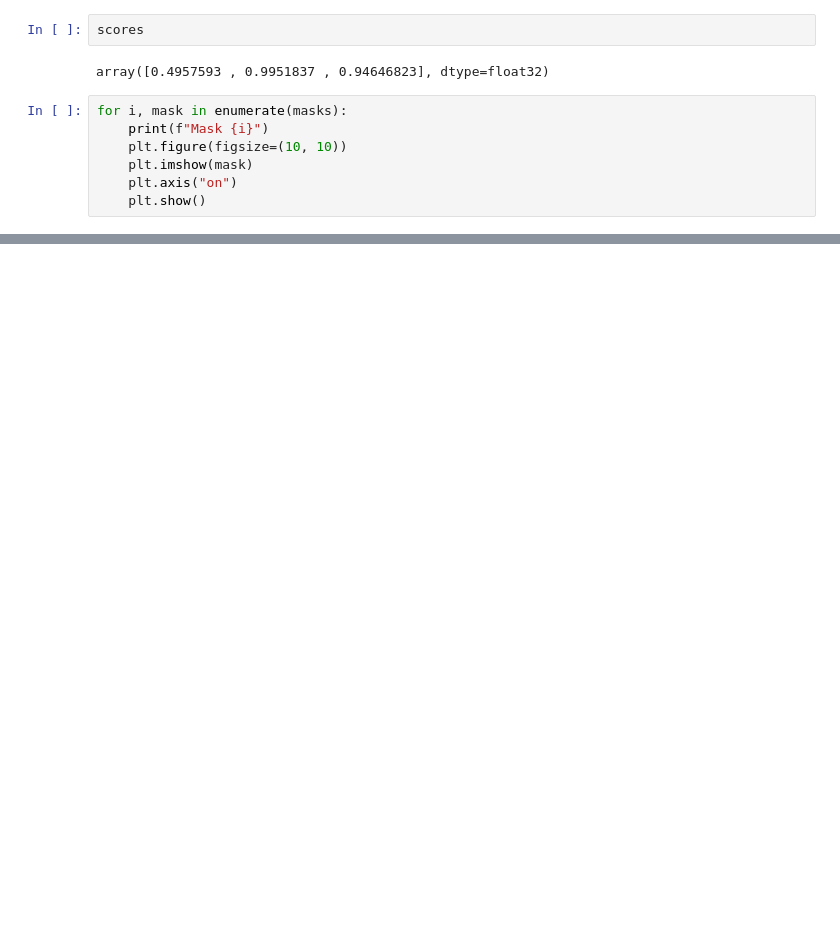
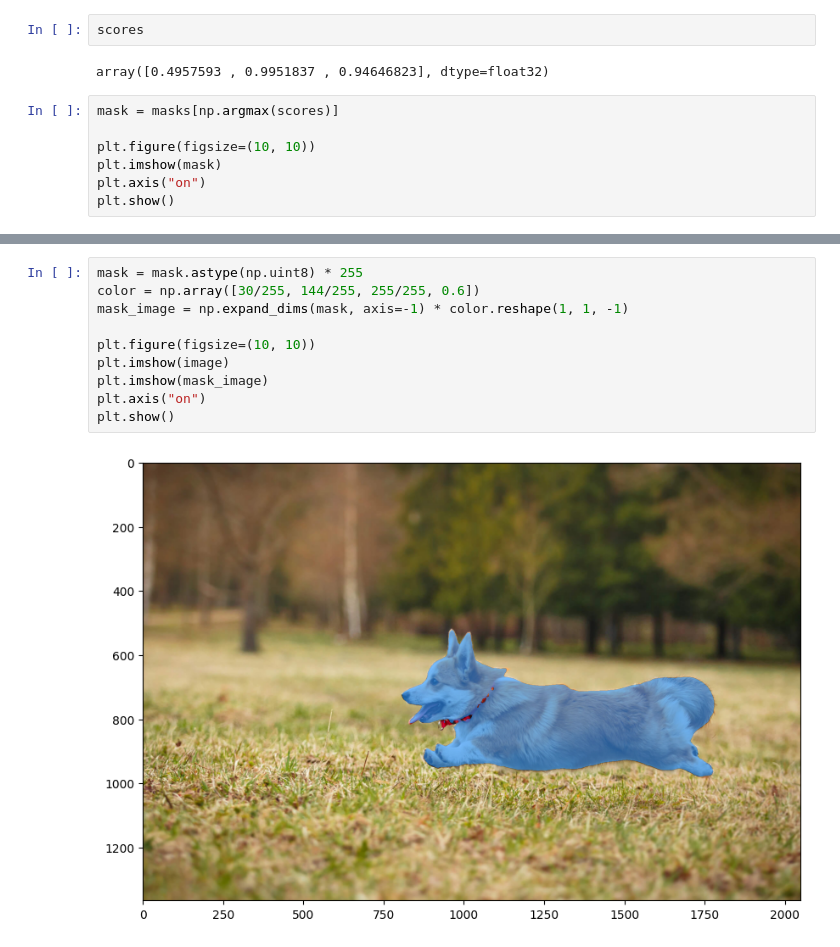
Before and after one commit to MrSyee/dl_apps, a Jupyter notebook: segmentation/sam.ipynb, the cells around one changed output, grey strips where cells are left out. Drawn from its saved outputs; the diff is of its cells as text; blank space fills up the shorter version.

Commit message:
Add overlay mask and iamge

```diff
--- a/segmentation/sam.ipynb
+++ b/segmentation/sam.ipynb
@@ -104,10 +113,10 @@ scores
 # %% [output]
 array([0.4957593 , 0.9951837 , 0.94646823], dtype=float32)
 # %%
-for i, mask in enumerate(masks):
-    print(f"Mask {i}")
-    plt.figure(figsize=(10, 10))
-    plt.imshow(mask)
-    plt.axis("on")
-    plt.show()
+mask = masks[np.argmax(scores)]
+
+plt.figure(figsize=(10, 10))
+plt.imshow(mask)
+plt.axis("on")
+plt.show()
 # %% [output]
@@ -119,0 +124,12 @@ Mask 2
+# %%
+mask = mask.astype(np.uint8) * 255
+color = np.array([30/255, 144/255, 255/255, 0.6])
+mask_image = np.expand_dims(mask, axis=-1) * color.reshape(1, 1, -1)
+
+plt.figure(figsize=(10, 10))
+plt.imshow(image)
+plt.imshow(mask_image)
+plt.axis("on")
+plt.show()
+# %% [output]
+[figure, added]
```
Also changed, not shown: parts of 6 cells of this notebook.
